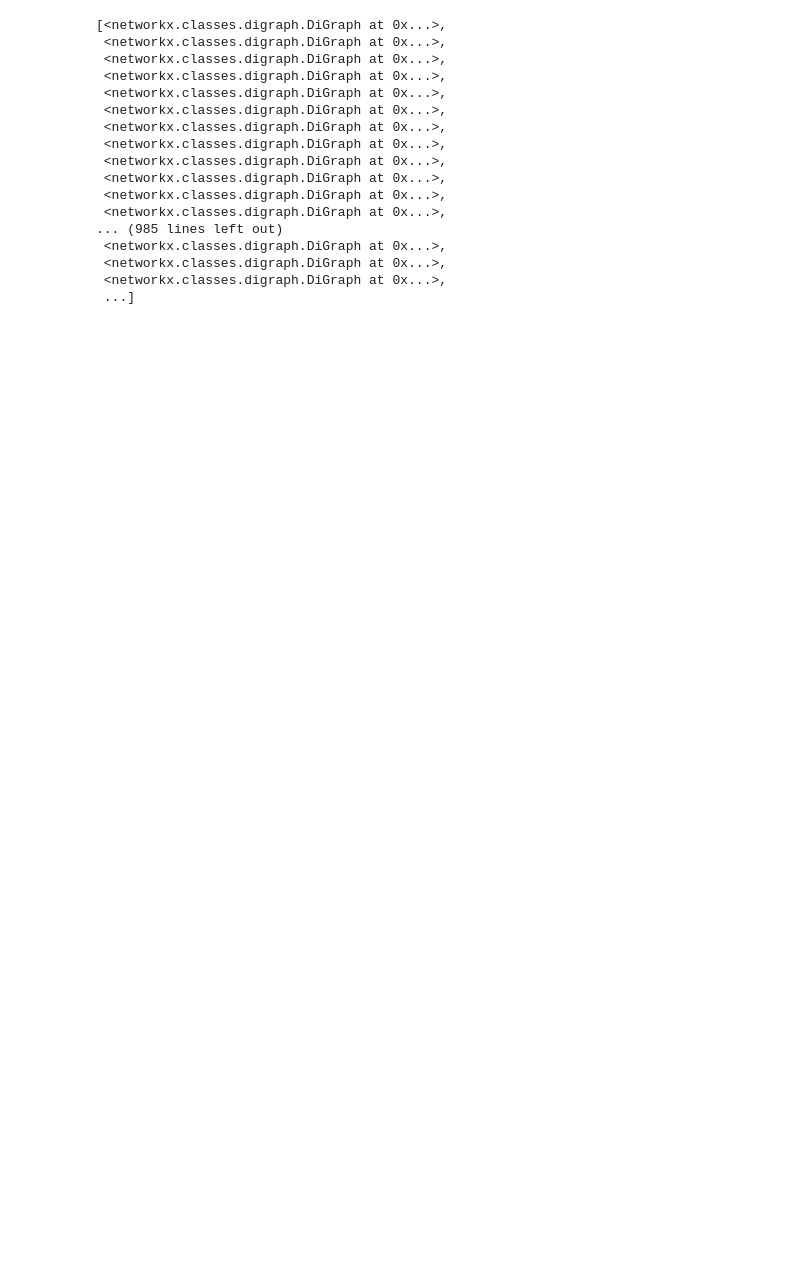
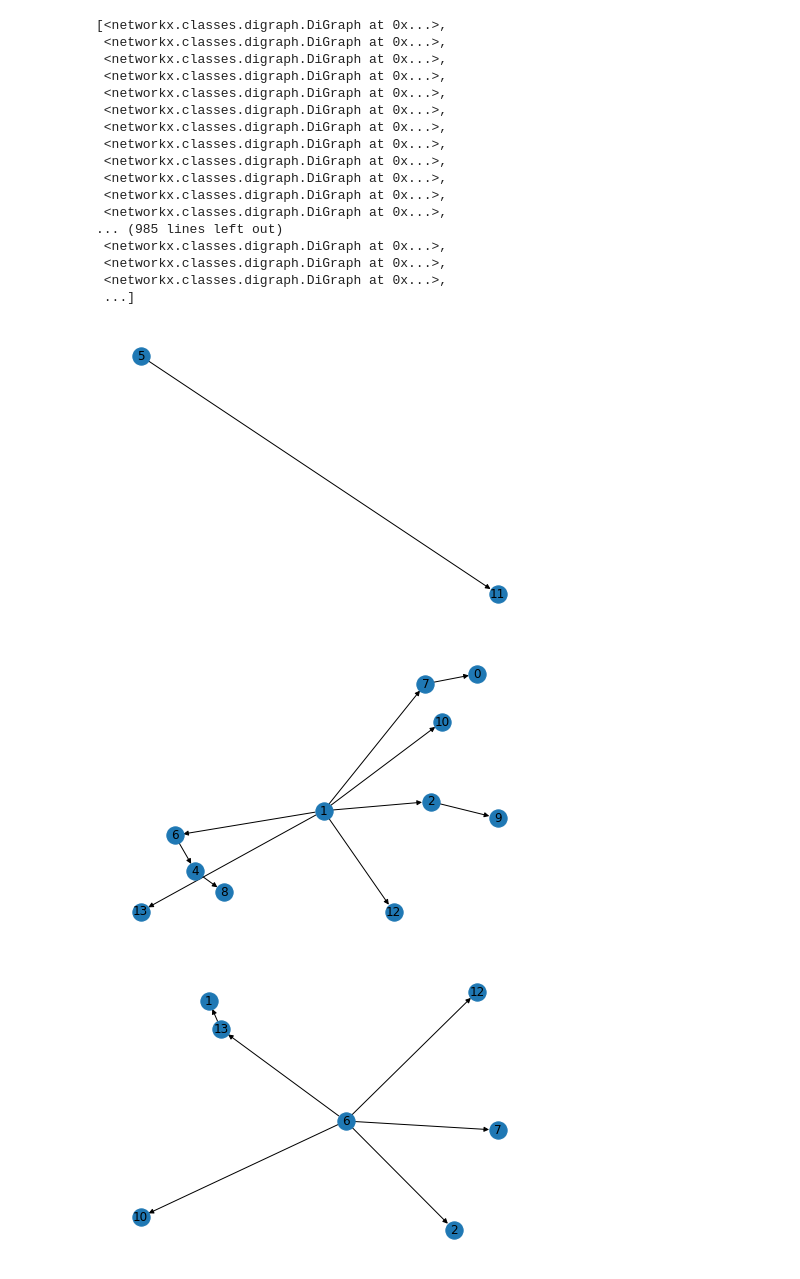
Before and after one commit to hpi-sam/Spatio-Temporal-Graphs, a Jupyter notebook: src/correaltion.ipynb, the cells around one changed output. Drawn from its saved outputs; the diff is of its cells as text; code cells hidden in the pictures; blank space fills up the shorter version.

Commit message:
temporal graph generation

```diff
--- a/src/correaltion.ipynb
+++ b/src/correaltion.ipynb
@@ -238,3 +227,11 @@ decode_graphs(np.load('graphs.npy'))
  <networkx.classes.digraph.DiGraph at 0x...>,
  <networkx.classes.digraph.DiGraph at 0x...>,
  ...]
+# %%
+for graph in graphs[:5]:
+    networkx.draw(graph, with_labels=True)
+    plt.show()
+# %% [output]
+[figure, added]
+[figure, added]
+[figure, added]
```
Also changed, not shown: parts of 5 cells of this notebook, 10 other files.
